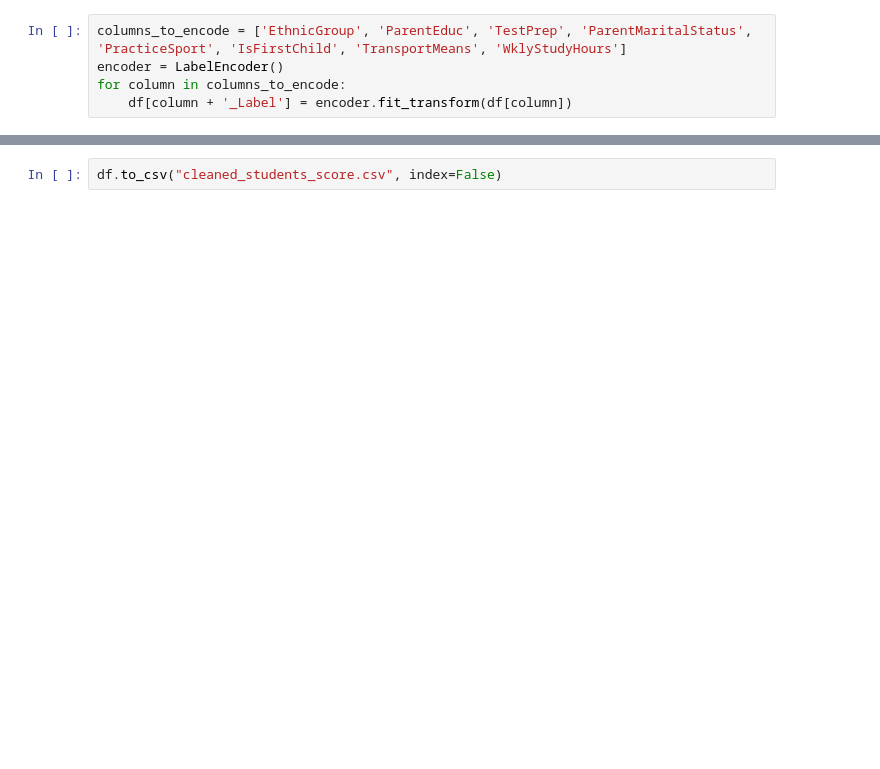
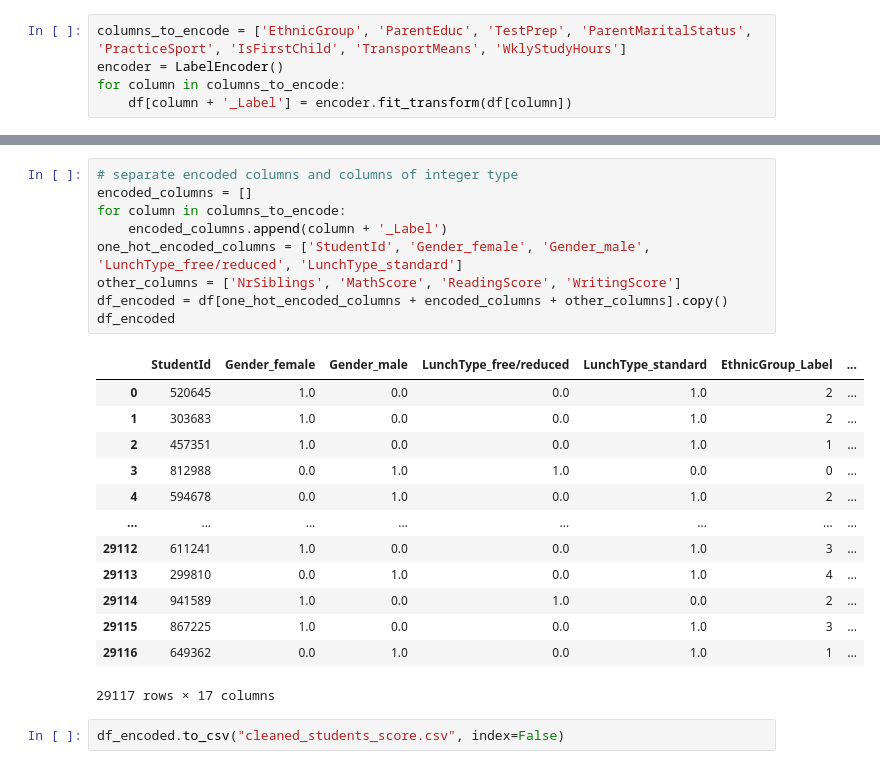
Before and after one commit to mirnabasic/ids, a Jupyter notebook: 1st-homework-assignment-20231015/cogsci_lab1 - final.ipynb, the cells around one changed output, grey strips where cells are left out. Cells and saved outputs as stored; diff of their text form; blank space fills up the shorter version.

```diff
--- a/1st-homework-assignment-20231015/cogsci_lab1 - final.ipynb
+++ b/1st-homework-assignment-20231015/cogsci_lab1 - final.ipynb
@@ -390,2 +407,25 @@ for column in columns_to_encode:
+# %%
+# separate encoded columns and columns of integer type
+encoded_columns = []
+for column in columns_to_encode:
+    encoded_columns.append(column + '_Label')
+one_hot_encoded_columns = ['StudentId', 'Gender_female', 'Gender_male', 'LunchType_free/reduced', 'LunchType_standard']
+other_columns = ['NrSiblings', 'MathScore', 'ReadingScore', 'WritingScore']
+df_encoded = df[one_hot_encoded_columns + encoded_columns + other_columns].copy()
+df_encoded
+# %% [output]
+|  | StudentId | Gender_female | Gender_male | LunchType_free/reduced | LunchType_standard | EthnicGroup_Label | ... |
+| 0 | 520645 | 1.0 | 0.0 | 0.0 | 1.0 | 2 | ... |
+| 1 | 303683 | 1.0 | 0.0 | 0.0 | 1.0 | 2 | ... |
+| 2 | 457351 | 1.0 | 0.0 | 0.0 | 1.0 | 1 | ... |
+| 3 | 812988 | 0.0 | 1.0 | 1.0 | 0.0 | 0 | ... |
+| 4 | 594678 | 0.0 | 1.0 | 0.0 | 1.0 | 2 | ... |
+| ... | ... | ... | ... | ... | ... | ... | ... |
+| 29112 | 611241 | 1.0 | 0.0 | 0.0 | 1.0 | 3 | ... |
+| 29113 | 299810 | 0.0 | 1.0 | 0.0 | 1.0 | 4 | ... |
+| 29114 | 941589 | 1.0 | 0.0 | 1.0 | 0.0 | 2 | ... |
+| 29115 | 867225 | 1.0 | 0.0 | 0.0 | 1.0 | 3 | ... |
+| 29116 | 649362 | 0.0 | 1.0 | 0.0 | 1.0 | 1 | ... |
+29117 rows × 17 columns
 # %%
-df.to_csv("cleaned_students_score.csv", index=False)
+df_encoded.to_csv("cleaned_students_score.csv", index=False)
```
Also changed, not shown: parts of 4 cells of this notebook.
